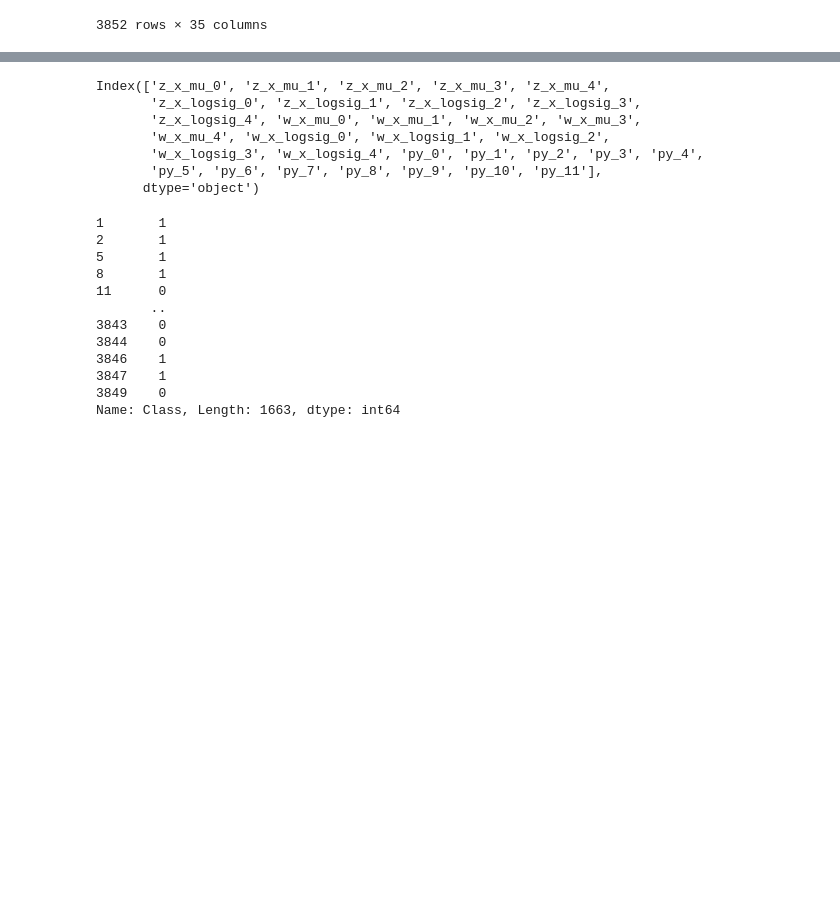
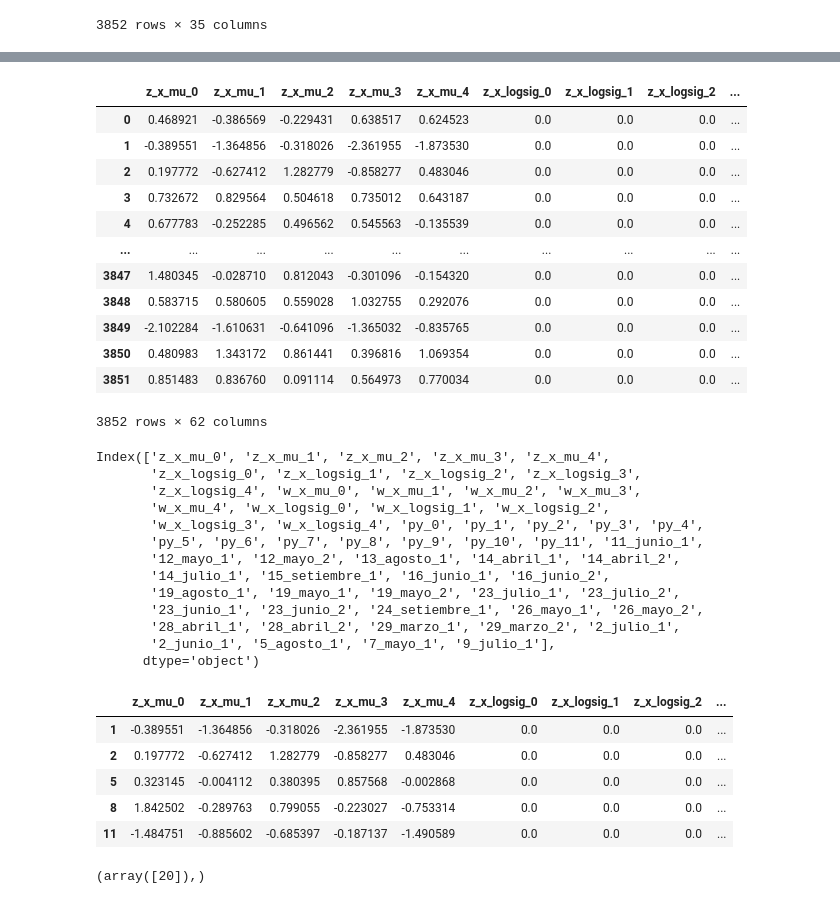
Before and after one commit to Abdigal1/paltas_repo, a Jupyter notebook: Models_3/Untitled.ipynb, the cells around one changed output, grey strips where cells are left out. Drawn from its saved outputs; the diff is of its cells as text; code cells hidden in the pictures; blank space fills up the shorter version.

```diff
--- a/Models_3/Untitled.ipynb
+++ b/Models_3/Untitled.ipynb
@@ -74,41 +120,62 @@ mDF
+# %%
+data=mDF.drop(["Date","Place"],axis=1)
+data
+# %% [output]
+|  | z_x_mu_0 | z_x_mu_1 | z_x_mu_2 | z_x_mu_3 | z_x_mu_4 | z_x_logsig_0 | z_x_logsig_1 | z_x_logsig_2 | ... |
+| 0 | 0.468921 | -0.386569 | -0.229431 | 0.638517 | 0.624523 | 0.0 | 0.0 | 0.0 | ... |
+| 1 | -0.389551 | -1.364856 | -0.318026 | -2.361955 | -1.873530 | 0.0 | 0.0 | 0.0 | ... |
+| 2 | 0.197772 | -0.627412 | 1.282779 | -0.858277 | 0.483046 | 0.0 | 0.0 | 0.0 | ... |
+| 3 | 0.732672 | 0.829564 | 0.504618 | 0.735012 | 0.643187 | 0.0 | 0.0 | 0.0 | ... |
+| 4 | 0.677783 | -0.252285 | 0.496562 | 0.545563 | -0.135539 | 0.0 | 0.0 | 0.0 | ... |
+| ... | ... | ... | ... | ... | ... | ... | ... | ... | ... |
+| 3847 | 1.480345 | -0.028710 | 0.812043 | -0.301096 | -0.154320 | 0.0 | 0.0 | 0.0 | ... |
+| 3848 | 0.583715 | 0.580605 | 0.559028 | 1.032755 | 0.292076 | 0.0 | 0.0 | 0.0 | ... |
+| 3849 | -2.102284 | -1.610631 | -0.641096 | -1.365032 | -0.835765 | 0.0 | 0.0 | 0.0 | ... |
+| 3850 | 0.480983 | 1.343172 | 0.861441 | 0.396816 | 1.069354 | 0.0 | 0.0 | 0.0 | ... |
+| 3851 | 0.851483 | 0.836760 | 0.091114 | 0.564973 | 0.770034 | 0.0 | 0.0 | 0.0 | ... |
+3852 rows × 62 columns
 # %%
 #Clasificación para detección de deficiencia hidrica
-data=mDF
-data=mDF[(data['Class']=='Control')|\
+data=data[(data['Class']=='Control')|\
           #(data['Y']=='K_Control')|\
           #(data['Y']=='N_Control')|\
           #(data['Y']=='P_Control')|\
           (data['Class']=='H50%')\
            #(data['Y']=='H75%')\
          ]
-#X=data[list(data.columns[1:7]) + list(data.columns[16:])]
-X=data[list(data.columns[0:-3])]
+X=data
+X=X.drop("Class",axis=1)
+#X=data[list(data.columns[0:])]
 print(X.columns)
 Yo=((data['Class']=='Control') |\
     (data['Class']=='K_Control') |\
     (data['Class']=='N_Control') |\
     (data['Class']=='P_Control')).astype(int)
-Yo
+X.head()
 # %% [output]
 Index(['z_x_mu_0', 'z_x_mu_1', 'z_x_mu_2', 'z_x_mu_3', 'z_x_mu_4',
        'z_x_logsig_0', 'z_x_logsig_1', 'z_x_logsig_2', 'z_x_logsig_3',
        'z_x_logsig_4', 'w_x_mu_0', 'w_x_mu_1', 'w_x_mu_2', 'w_x_mu_3',
        'w_x_mu_4', 'w_x_logsig_0', 'w_x_logsig_1', 'w_x_logsig_2',
        'w_x_logsig_3', 'w_x_logsig_4', 'py_0', 'py_1', 'py_2', 'py_3', 'py_4',
-       'py_5', 'py_6', 'py_7', 'py_8', 'py_9', 'py_10', 'py_11'],
+       'py_5', 'py_6', 'py_7', 'py_8', 'py_9', 'py_10', 'py_11', '11_junio_1',
+       '12_mayo_1', '12_mayo_2', '13_agosto_1', '14_abril_1', '14_abril_2',
+       '14_julio_1', '15_setiembre_1', '16_junio_1', '16_junio_2',
+       '19_agosto_1', '19_mayo_1', '19_mayo_2', '23_julio_1', '23_julio_2',
+       '23_junio_1', '23_junio_2', '24_setiembre_1', '26_mayo_1', '26_mayo_2',
+       '28_abril_1', '28_abril_2', '29_marzo_1', '29_marzo_2', '2_julio_1',
+       '2_junio_1', '5_agosto_1', '7_mayo_1', '9_julio_1'],
       dtype='object')
-1       1
-2       1
-5       1
-8       1
-11      0
-       ..
-3843    0
-3844    0
-3846    1
-3847    1
-3849    0
-Name: Class, Length: 1663, dtype: int64
+|  | z_x_mu_0 | z_x_mu_1 | z_x_mu_2 | z_x_mu_3 | z_x_mu_4 | z_x_logsig_0 | z_x_logsig_1 | z_x_logsig_2 | ... |
+| 1 | -0.389551 | -1.364856 | -0.318026 | -2.361955 | -1.873530 | 0.0 | 0.0 | 0.0 | ... |
+| 2 | 0.197772 | -0.627412 | 1.282779 | -0.858277 | 0.483046 | 0.0 | 0.0 | 0.0 | ... |
+| 5 | 0.323145 | -0.004112 | 0.380395 | 0.857568 | -0.002868 | 0.0 | 0.0 | 0.0 | ... |
+| 8 | 1.842502 | -0.289763 | 0.799055 | -0.223027 | -0.753314 | 0.0 | 0.0 | 0.0 | ... |
+| 11 | -1.484751 | -0.885602 | -0.685397 | -0.187137 | -1.490589 | 0.0 | 0.0 | 0.0 | ... |
+# %%
+np.where(np.array(list(X.columns))=='py_0')
+# %% [output]
+(array([20]),)
 # %%
 from sklearn.model_selection import train_test_split
 from sklearn.preprocessing import PolynomialFeatures
```
Also changed, not shown: parts of 8 cells of this notebook.
